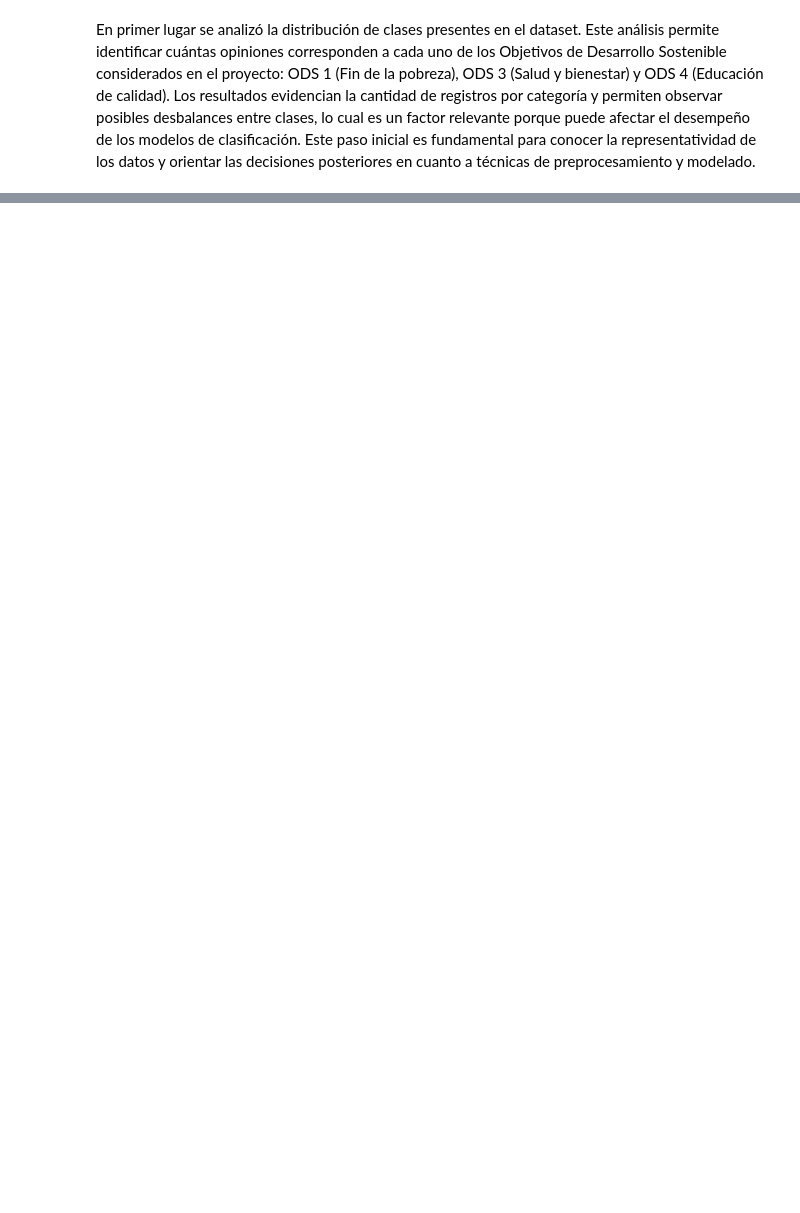
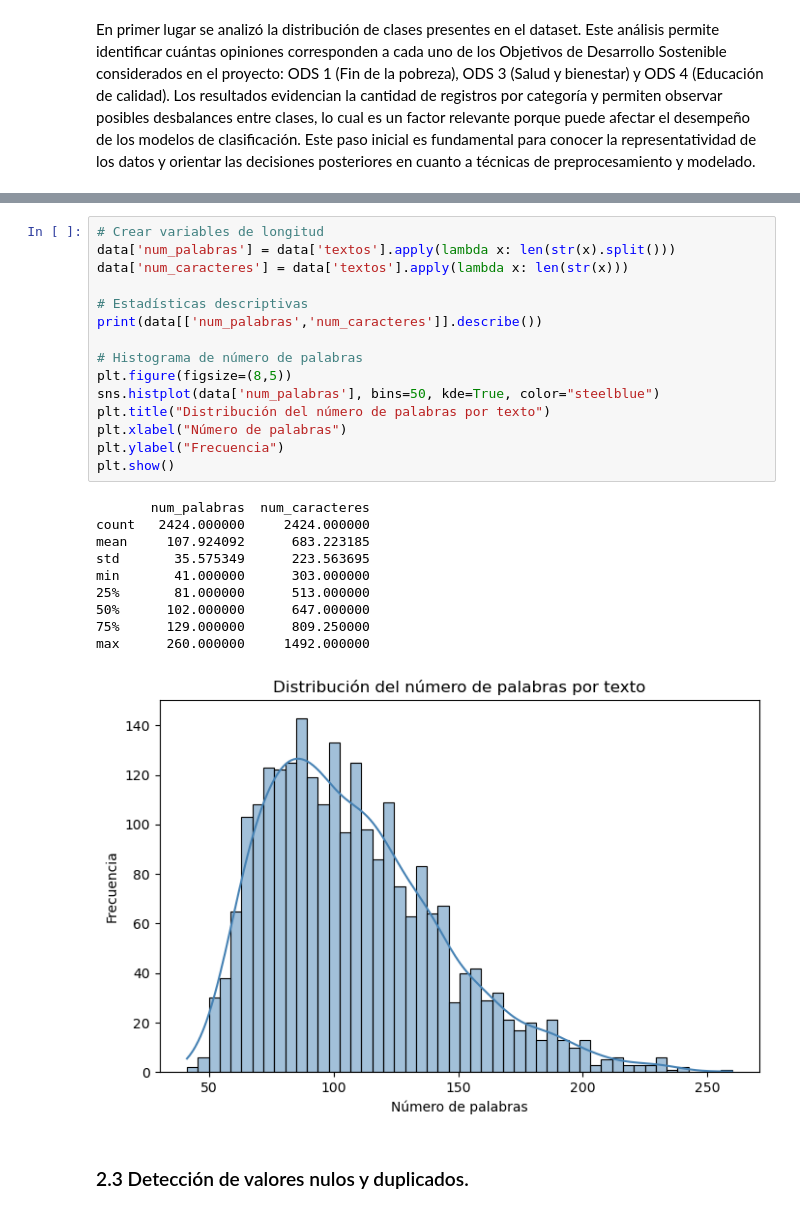
Before and after one commit to carvafel/Proyecto-1---BI, a Jupyter notebook: analisis.ipynb, the cells around one changed output, grey strips where cells are left out. Drawn from its saved outputs; the diff is of its cells as text; blank space fills up the shorter version.

```diff
--- a/analisis.ipynb
+++ b/analisis.ipynb
@@ -57,0 +86,28 @@ En primer lugar se analizó la distribución de clases presentes en el dataset.
+# %%
+# Crear variables de longitud
+data['num_palabras'] = data['textos'].apply(lambda x: len(str(x).split()))
+data['num_caracteres'] = data['textos'].apply(lambda x: len(str(x)))
+
+# Estadísticas descriptivas
+print(data[['num_palabras','num_caracteres']].describe())
+
+# Histograma de número de palabras
+plt.figure(figsize=(8,5))
+sns.histplot(data['num_palabras'], bins=50, kde=True, color="steelblue")
+plt.title("Distribución del número de palabras por texto")
+plt.xlabel("Número de palabras")
+plt.ylabel("Frecuencia")
+plt.show()
+# %% [output]
+       num_palabras  num_caracteres
+count   2424.000000     2424.000000
+mean     107.924092      683.223185
+std       35.575349      223.563695
+min       41.000000      303.000000
+25%       81.000000      513.000000
+50%      102.000000      647.000000
+75%      129.000000      809.250000
+max      260.000000     1492.000000
+[figure, added]
+# %% [markdown]
+### 2.3 Detección de valores nulos y duplicados.
```
Also changed, not shown: parts of 13 cells of this notebook, 1 other file.
